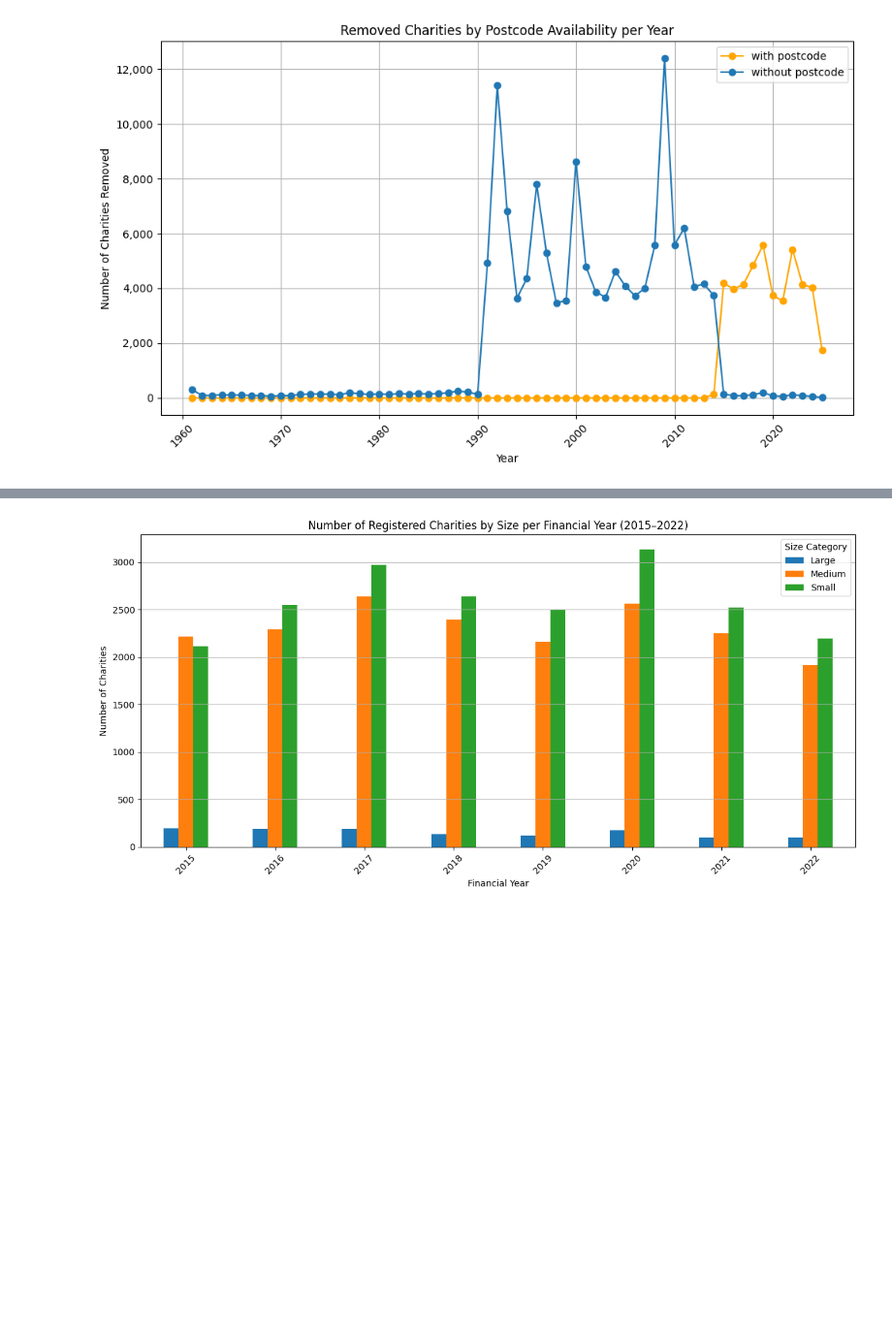
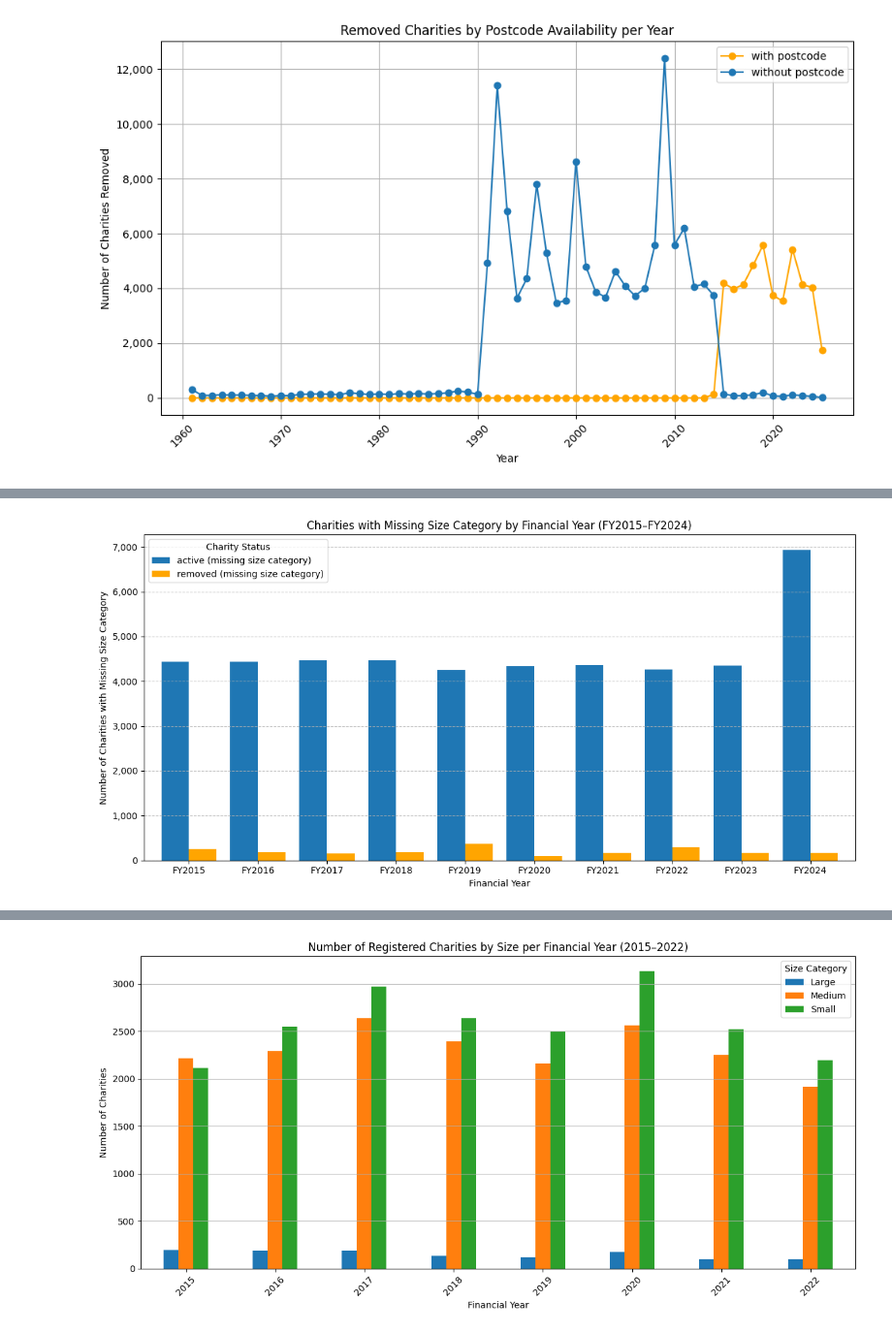
Before and after one commit to crystalyu917/The-Impact-of-Local-Council-Asset-Sales-on-Charity-Survival-in-England, a Jupyter notebook: src/analysis/charity.ipynb, the cells around one changed output, grey strips where cells are left out. Shown at 97% size. Saved outputs shown, nothing was run; the diff lists cells and outputs as text; code cells hidden in the pictures; blank space fills up the shorter version.

```diff
--- a/src/analysis/charity.ipynb
+++ b/src/analysis/charity.ipynb
@@ -319,0 +288,63 @@ plt.show()
+# %%
+'''
+Plot charities with missing size category
+This will show the number of active and removed charities with missing size category by financial year.
+'''
+# Ensure FY columns are numeric
+dataset['registration_fy'] = pd.to_numeric(dataset['registration_fy'], errors='coerce').astype('Int64')
+dataset['removal_fy'] = pd.to_numeric(dataset['removal_fy'], errors='coerce').astype('Int64')
+
+# Removed charities with missing size category
+removed = dataset[dataset['removal_fy'].notna()].copy()
+removed = removed[removed['removal_fy'].between(2015, 2024)]
+removed_missing = (
+    removed[removed['size_category'].isna()]
+    .groupby('removal_fy')
+    .size()
+    .reindex(range(2015, 2025), fill_value=0)
+)
+
+# Active charities with missing size category
+active_missing_records = []
+for y in range(2015, 2025):
+    active = dataset[
+        (dataset['registration_fy'].notna()) &
+        (dataset['registration_fy'] <= y) &
+        (dataset['removal_fy'].isna() | (dataset['removal_fy'] > y))
+    ]
+    null_count = active['size_category'].isna().sum()
+    active_missing_records.append(null_count)
+
+active_missing = pd.Series(active_missing_records, index=range(2015, 2025))
+
+# Combine into one DataFrame
+combined = pd.DataFrame({
+    'active (missing size category)': active_missing,
+    'removed (missing size category)': removed_missing
+})
+combined.index = [f'FY{y}' for y in combined.index]
+
+# Plot
+color_map = {
+    'active (missing size category)': '#1f77b4',
+    'removed (missing size category)': 'orange'
+}
+
+combined.plot(
+    kind='bar',
+    figsize=(12, 6),
+    color=[color_map[c] for c in combined.columns],
+    width=0.8
+)
+
+plt.title('Charities with Missing Size Category by Financial Year (FY2015–FY2024)')
+plt.xlabel('Financial Year')
+plt.ylabel('Number of Charities with Missing Size Category')
+plt.grid(axis='y', linestyle='--', alpha=0.7)
+plt.xticks(rotation=0)
+plt.gca().yaxis.set_major_formatter(mticker.FuncFormatter(lambda x, _: f'{int(x):,}'))
+plt.legend(title='Charity Status')
+plt.tight_layout()
+plt.show()
+# %% [output]
+[figure, added]
```
Also changed, not shown: parts of 27 cells of this notebook.
